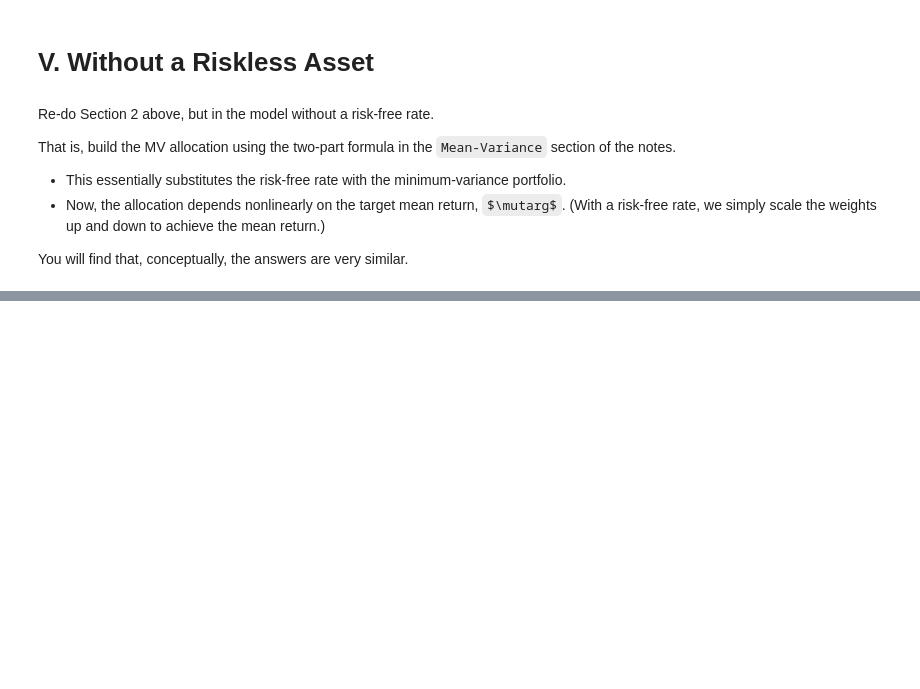
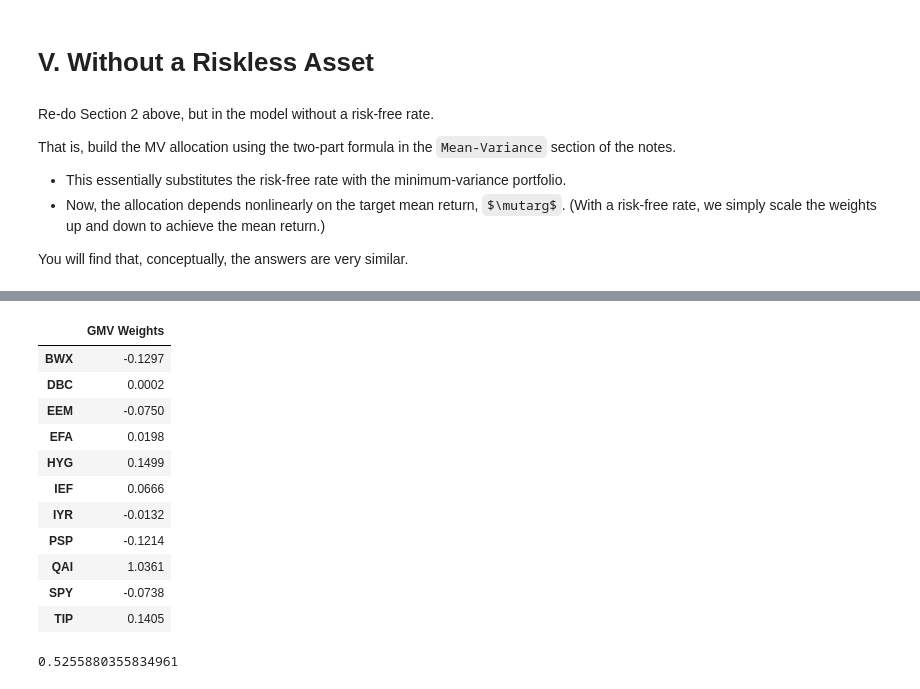
Before and after one commit to chew-in/Quantitative_Portfolio_Manager, a Jupyter notebook: homework/hw1_CY.ipynb, the cells around one changed output, grey strips where cells are left out. Saved outputs shown, nothing was run; the diff lists cells and outputs as text; code cells hidden in the pictures; some formulas as TeX source; blank space fills up the shorter version.

Commit message:
scaling

```diff
--- a/homework/hw1_CY.ipynb
+++ b/homework/hw1_CY.ipynb
@@ -626,23 +626,69 @@ $$\omega^v \equiv \left( \frac{1}{1' \Sigma^{-1} 1} \right) \Sigma^{-1} 1$$
 # %%
 # code for tangency portfolio stays the same, below gets the weights of gmv portfolio
 def gmv_weights(returns, shrinkage = 1):
     """This functions returns the global minimum variance weights for the input total/excess returns.
-    It calculates the mean, covariance matrix, and the inverse of the covariance matrix,
-    and then calculates the tangency weights using the formula in slide L1p50.
-
     Features: covariance shrinkage to improve numerical stability when inverting cov."""
 
     cov = returns.cov()
     cov_diag = np.diag(np.diag(cov)) # calling twice to get 2D instead of 1D array
     cov_mat = shrinkage * cov + (1 - shrinkage) * cov_diag
     cov_inverse = np.linalg.inv(cov_mat * 12)
 
     ones = np.ones(returns.shape[1]) # number of columns, after dropping the date column
-    means = returns.mean() * 12
 
-    tangency_wghts = cov_inverse @ means / (ones @ cov_inverse @ means)
-    tangency_wghts = pd.DataFrame(tangency_wghts, index=returns.columns, columns=['Tangency Weights'])
+    gmv_wghts = cov_inverse @ ones / (ones @ cov_inverse @ ones)
+    gmv_wghts = pd.DataFrame(gmv_wghts, index=returns.columns, columns=['GMV Weights'])
 
-    return tangency_wghts
+    return gmv_wghts
 
-tangency_weights(excess_returns)
+gmv_weights(excess_returns)
+# %% [output]
+|  | GMV Weights |
+| BWX | -0.1297 |
+| DBC | 0.0002 |
+| EEM | -0.0750 |
+| EFA | 0.0198 |
+| HYG | 0.1499 |
+| IEF | 0.0666 |
+| IYR | -0.0132 |
+| PSP | -0.1214 |
+| QAI | 1.0361 |
+| SPY | -0.0738 |
+| TIP | 0.1405 |
+# %%
+# previously, with the presence of risk-free rate,
+# we can scale weights linearly by a factor of desired return over portfolio return.
+# this is not possible with GMV, as the portfolio return has contribution from both w_t and w_v.
+
+def scaling_delta(returns, target_mean = 0.015):
+    """This function calculates the scaling factor for the GMV portfolio,
+    which is the ratio of the desired return to the portfolio return."""
+
+    # calculate the portfolio return for the GMV portfolio
+    w_v = gmv_weights(returns)
+    w_t = tangency_weights(returns)
+
+    delta_lo, delta_hi = 0, 1
+
+    # binary search for delta
+    while delta_hi - delta_lo > 1e-6:
+        delta = (delta_lo + delta_hi) / 2
+        w_p = pd.DataFrame(delta * w_v.values + (1 - delta) * w_t.values, index=w_v.index, columns=['Mixed Weights'])
+        port_ret = returns.mean() @ w_p
+
+        if (returns.mean() @ w_v.values) > (returns.mean() @ w_t.values):
+            if port_ret.values[0] < target_mean:
+                delta_lo = delta
+            else:
+                delta_hi = delta
+        else:
+            if port_ret.values[0] < target_mean:
+                delta_hi = delta
+            else:
+                delta_lo = delta
+
+    return delta
+
+scaling_delta(excess_returns)
+# %% [output]
+0.5255880355834961
```
Also changed, not shown: parts of 1 cell of this notebook.
